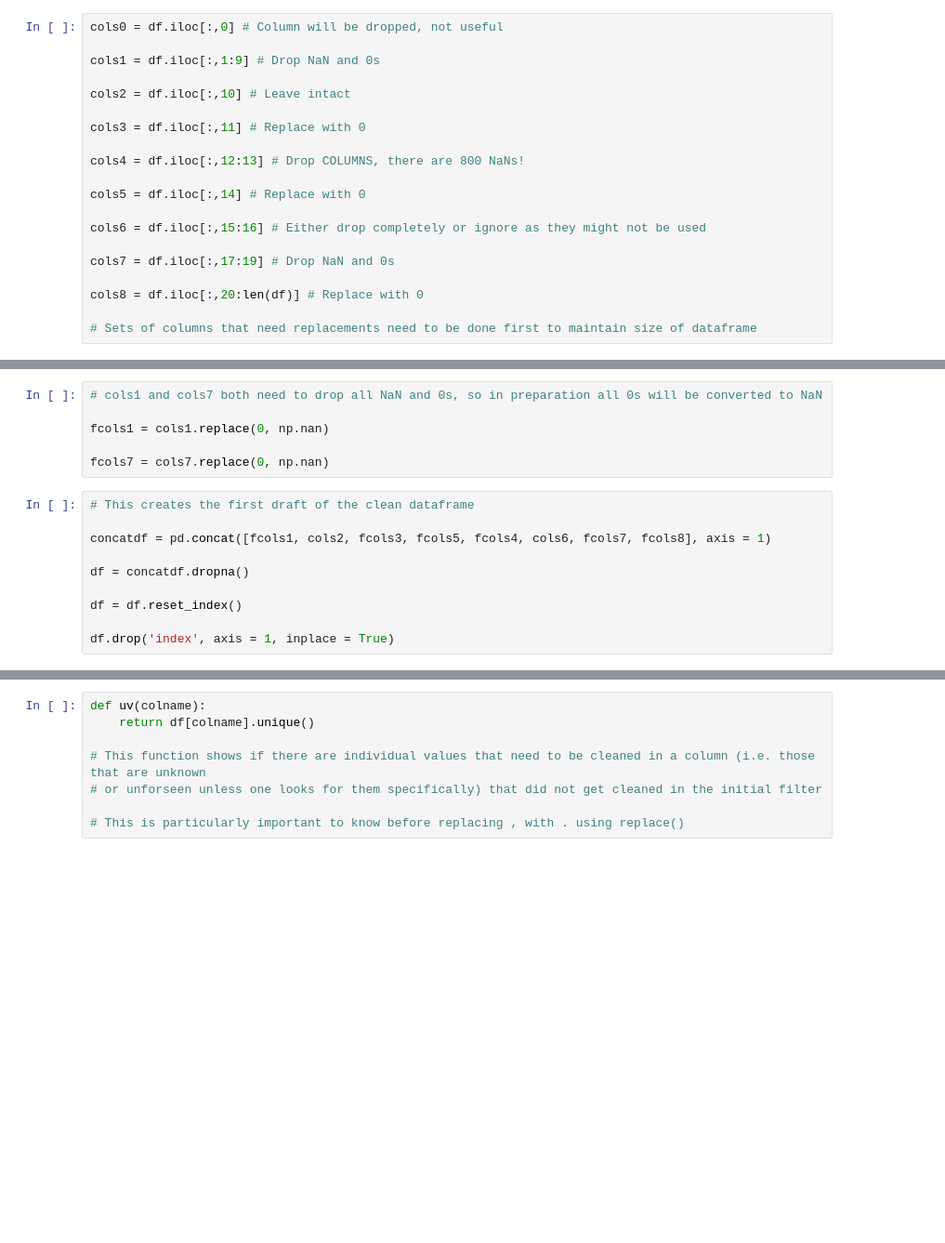
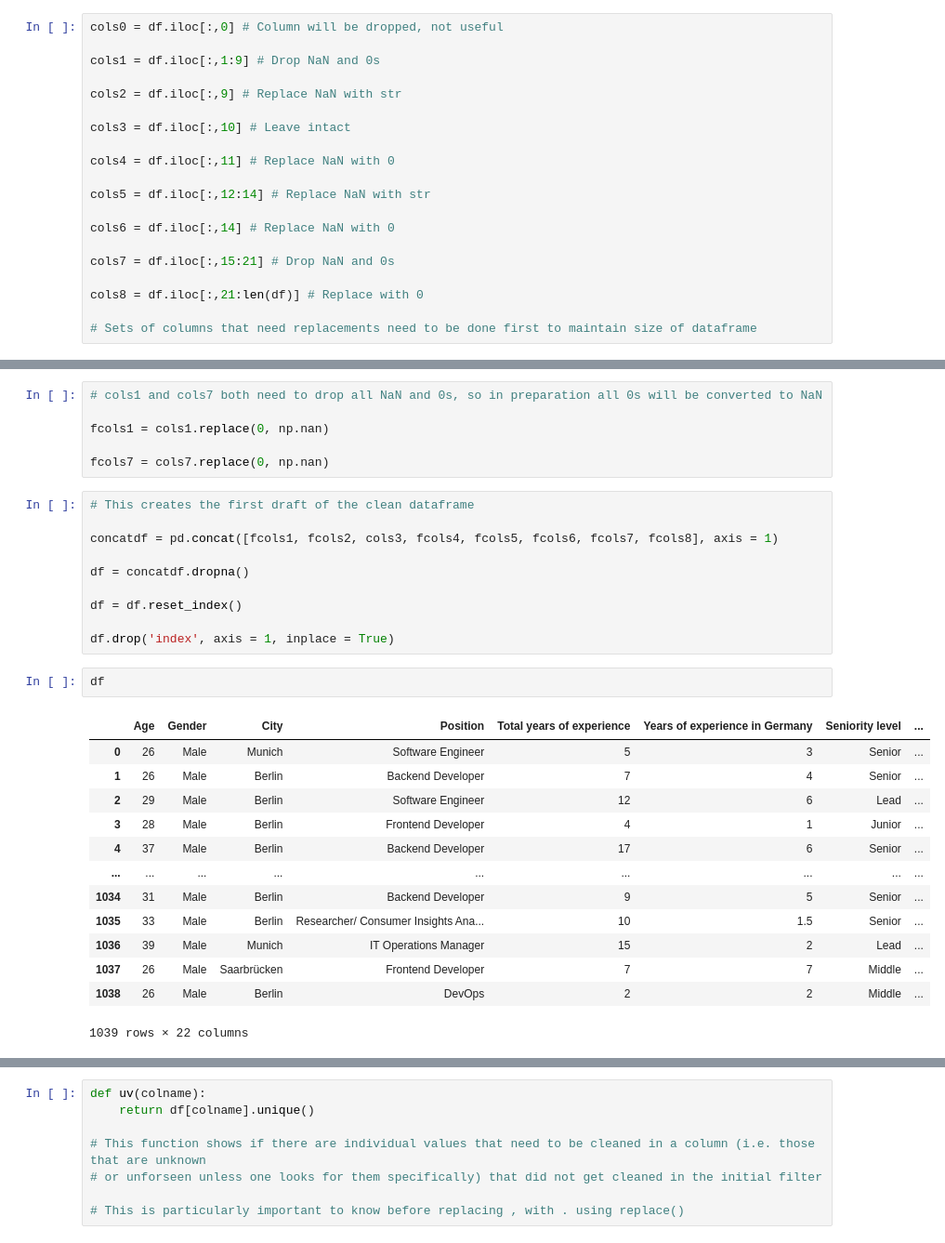
Before and after one commit to nicomontenegrob/DB-Midterm, a Jupyter notebook: Cleaned Data.ipynb, the cells around one changed output, grey strips where cells are left out. Shown: that part at 93% size. Cells and saved outputs as stored; diff of their text form; blank space fills up the shorter version.

```diff
--- a/Cleaned Data.ipynb
+++ b/Cleaned Data.ipynb
@@ -30,19 +30,19 @@ cols0 = df.iloc[:,0] # Column will be dropped, not useful
 
 cols1 = df.iloc[:,1:9] # Drop NaN and 0s
 
-cols2 = df.iloc[:,10] # Leave intact
+cols2 = df.iloc[:,9] # Replace NaN with str
 
-cols3 = df.iloc[:,11] # Replace with 0
+cols3 = df.iloc[:,10] # Leave intact
 
-cols4 = df.iloc[:,12:13] # Drop COLUMNS, there are 800 NaNs!
+cols4 = df.iloc[:,11] # Replace NaN with 0
 
-cols5 = df.iloc[:,14] # Replace with 0
+cols5 = df.iloc[:,12:14] # Replace NaN with str
 
-cols6 = df.iloc[:,15:16] # Either drop completely or ignore as they might not be used
+cols6 = df.iloc[:,14] # Replace NaN with 0
 
-cols7 = df.iloc[:,17:19] # Drop NaN and 0s
+cols7 = df.iloc[:,15:21] # Drop NaN and 0s
 
-cols8 = df.iloc[:,20:len(df)] # Replace with 0
+cols8 = df.iloc[:,21:len(df)] # Replace with 0
 
 # Sets of columns that need replacements need to be done first to maintain size of dataframe
 # %%
@@ -64,13 +66,29 @@ fcols7 = cols7.replace(0, np.nan)
 # %%
 # This creates the first draft of the clean dataframe
 
-concatdf = pd.concat([fcols1, cols2, fcols3, fcols5, fcols4, cols6, fcols7, fcols8], axis = 1)
+concatdf = pd.concat([fcols1, fcols2, cols3, fcols4, fcols5, fcols6, fcols7, fcols8], axis = 1)
 
 df = concatdf.dropna()
 
 df = df.reset_index()
 
 df.drop('index', axis = 1, inplace = True)
+# %%
+df
+# %% [output]
+|  | Age | Gender | City | Position | Total years of experience | Years of experience in Germany | Seniority level | ... |
+| 0 | 26 | Male | Munich | Software Engineer | 5 | 3 | Senior | ... |
+| 1 | 26 | Male | Berlin | Backend Developer | 7 | 4 | Senior | ... |
+| 2 | 29 | Male | Berlin | Software Engineer | 12 | 6 | Lead | ... |
+| 3 | 28 | Male | Berlin | Frontend Developer | 4 | 1 | Junior | ... |
+| 4 | 37 | Male | Berlin | Backend Developer | 17 | 6 | Senior | ... |
+| ... | ... | ... | ... | ... | ... | ... | ... | ... |
+| 1034 | 31 | Male | Berlin | Backend Developer | 9 | 5 | Senior | ... |
+| 1035 | 33 | Male | Berlin | Researcher/ Consumer Insights Ana... | 10 | 1.5 | Senior | ... |
+| 1036 | 39 | Male | Munich | IT Operations Manager | 15 | 2 | Lead | ... |
+| 1037 | 26 | Male | Saarbrücken | Frontend Developer | 7 | 7 | Middle | ... |
+| 1038 | 26 | Male | Berlin | DevOps | 2 | 2 | Middle | ... |
+1039 rows × 22 columns
 # %%
 # Before moving on, age appears to be a float unlike the other numerical columns. Conesequently, all numerical columns
 # should be converted to strings out of abundance of caution
```
Also changed, not shown: parts of 14 cells of this notebook.
